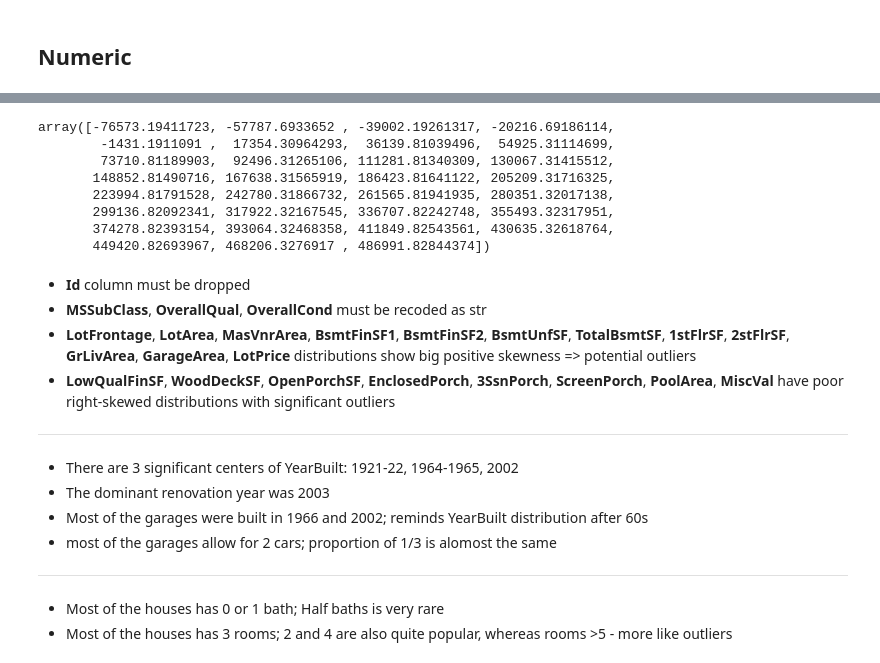
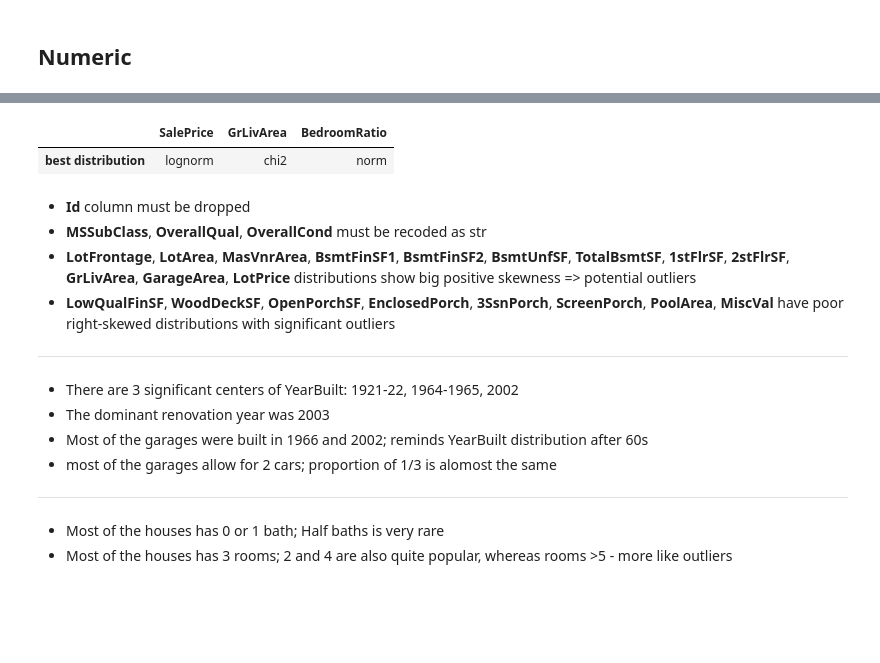
Before and after one commit to yauheni-se/HousePricesPrediction, a Jupyter notebook: HousePricesPrediction.ipynb, the cells around one changed output, grey strips where cells are left out. Saved outputs shown, nothing was run; the diff lists cells and outputs as text; code cells hidden in the pictures; blank space fills up the shorter version.

Commit message:
distribution plots function created

```diff
--- a/HousePricesPrediction.ipynb
+++ b/HousePricesPrediction.ipynb
@@ -229,11 +147,0 @@ plt.show()
-# %%
-bins
-# %% [output]
-array([-76573.19411723, -57787.6933652 , -39002.19261317, -20216.69186114,
-        -1431.1911091 ,  17354.30964293,  36139.81039496,  54925.31114699,
-        73710.81189903,  92496.31265106, 111281.81340309, 130067.31415512,
-       148852.81490716, 167638.31565919, 186423.81641122, 205209.31716325,
-       223994.81791528, 242780.31866732, 261565.81941935, 280351.32017138,
-       299136.82092341, 317922.32167545, 336707.82242748, 355493.32317951,
-       374278.82393154, 393064.32468358, 411849.82543561, 430635.32618764,
-       449420.82693967, 468206.3276917 , 486991.82844374])
@@ -255,0 +150,5 @@ fig.show()
+# %%
+fit_distributions(X, ['SalePrice', 'GrLivArea', 'BedroomRatio'])
+# %% [output]
+|  | SalePrice | GrLivArea | BedroomRatio |
+| best distribution | lognorm | chi2 | norm |
```
Also changed, not shown: parts of 14 cells of this notebook.
